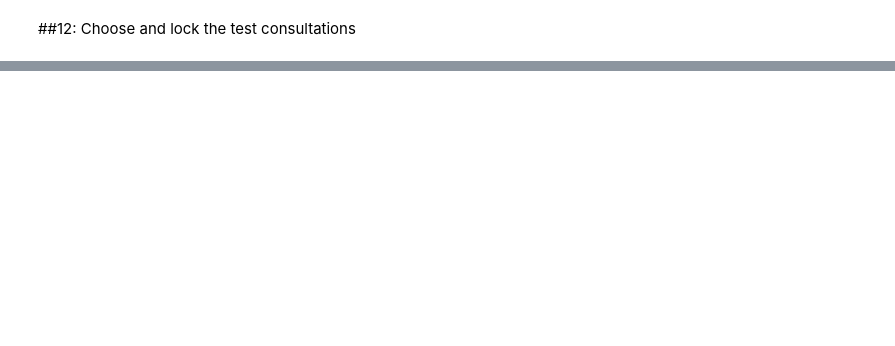
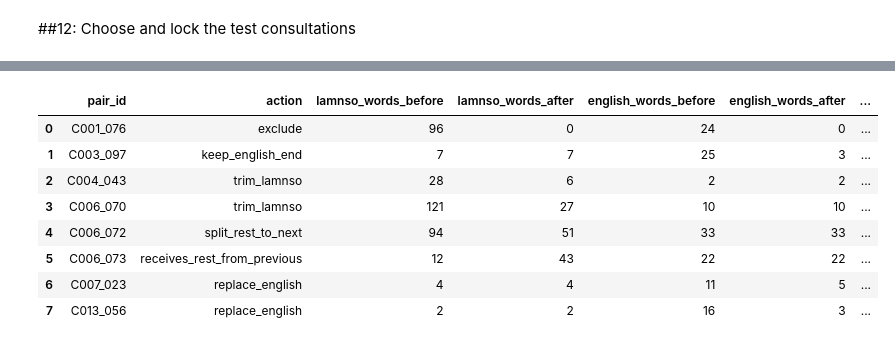
Before and after one commit to MarilynMaika/Lamhealth-ST, a Jupyter notebook: 01_prepare_data.ipynb, the cells around one changed output, grey strips where cells are left out. Saved outputs shown, nothing was run; the diff lists cells and outputs as text; code cells hidden in the pictures; blank space fills up the shorter version.

Commit message:
Notebook 01: data v2 alignment fixes”

```diff
--- a/01_prepare_data.ipynb
+++ b/01_prepare_data.ipynb
@@ -518,0 +504,20 @@ Split locked and fingerprinted.
+# %%
+ALIGN_FIXES = {
+    "C001_076": {"action": "exclude",   # or "merge_with_dropped_next" if the Lamnso covers 076 + 077
+                 "reason": "Lamnso much longer than the English; appears to include the untranslated C001_077"},
+    "C003_097": {"action": "keep_english_end", "keep": "Do you understand?",
+                 "reason": "Lamnso translates only the final question; the earlier English was never translated"},
+    "C004_043": {"action": "trim_lamnso", "keep": "Aày Kitú ki yò’ bum mo.",
+                 "reason": "Only the first sentence matches the English; the rest is extra"},
+    "C006_070": {"action": "trim_lamnso",
+                 "keep": "É bo kishiíy ké lán ki wáa gheén, à kér kifá kímó’kí ke wò-oò yiìn ne e fí’ kiiy rúrú ji à sà dzə̀ e bvəme á?",
+                 "reason": "Cell also contained a copy of C006_072's translation; kept the first sentence, which matches the English"},
+    "C006_072": {"action": "split_rest_to_next",
+                 "keep": "Réŋ. Dze kinyo ke juŋ ki. Fo vinyo ve wòsò ferin fen, kí din jii nyar ye a yu e wo sar bvə̀me ki lòvsín wùn à bvəm ye à boŋené. Yiibèy a kifá ke kí tonri wò e njà shishùr kí din jii a kér yàsí e wò dzəə̀ mejiiyi.",
+                 "reason": "Cell held this turn's translation plus most of C006_073's; rest moved to C006_073"},
+    "C007_023": {"action": "replace_english", "english": "There hasn't been any change.",
+                 "reason": "Original English said more than the Lamnso; English rewritten by the researcher to match the Lamnso"},
+    "C013_056": {"action": "replace_english", "english": "Thank you, Doctor.",
+                 "reason": "Original English said more than the Lamnso; English rewritten by the researcher to match the Lamnso"},
+}
+print(len(ALIGN_FIXES), "fixes recorded")
@@ -518,0 +526,61 @@ Split locked and fingerprinted.
+# %%
+nfc = lambda s: unicodedata.normalize("NFC", s).strip()
+v2 = v1.set_index("pair_id").copy()
+before = v2[["lamnso", "english"]].copy()
+excluded = []
+
+def next_id(pid):
+    cid, n = pid.split("_")
+    return f"{cid}_{int(n) + 1:03d}"
+
+for pid, fx in ALIGN_FIXES.items():
+    act = fx["action"]
+    lam, eng = v2.at[pid, "lamnso"], v2.at[pid, "english"]
+    if act == "trim_lamnso":
+        keep = nfc(fx["keep"])
+        assert lam.startswith(keep), f"{pid}: Lamnso does not start with the 'keep' text"
+        v2.at[pid, "lamnso"] = keep
+    elif act == "split_rest_to_next":
+        keep, nxt = nfc(fx["keep"]), next_id(pid)
+        assert lam.startswith(keep), f"{pid}: Lamnso does not start with the 'keep' text"
+        rest = lam[len(keep):].strip()
+        assert rest.endswith(v2.at[nxt, "lamnso"]), f"{pid}: the rest does not end with {nxt}'s current Lamnso"
+        v2.at[pid, "lamnso"], v2.at[nxt, "lamnso"] = keep, rest
+    elif act == "keep_english_end":
+        keep = nfc(fx["keep"])
+        assert eng.endswith(keep), f"{pid}: English does not end with the 'keep' text"
+        v2.at[pid, "english"] = keep
+    elif act == "replace_english":
+        v2.at[pid, "english"] = nfc(fx["english"])
+    elif act == "merge_with_dropped_next":
+        inv = pd.read_csv(f"{MAN}/inventory.csv", dtype=str, keep_default_na=False).set_index("consultation_id")
+        cid, n = pid.split("_")
+        f = f"{RAW}/4_parallel/{inv.at[cid, 'parallel']}"
+        raw = pd.read_csv(f, encoding="utf-8-sig", dtype=str, keep_default_na=False) if f.endswith(".csv") \
+              else pd.read_excel(f, dtype=str, keep_default_na=False)
+        nxt_row = raw.iloc[int(n)]                      # the next row in the raw file
+        assert nfc(nxt_row["Lamnso Utterance"]) == "", f"{pid}: next raw row is not the untranslated one"
+        v2.at[pid, "english"] = eng + " " + nfc(nxt_row["English Utterance"])
+    elif act == "exclude":
+        excluded.append(pid)
+    else:
+        raise ValueError(f"{pid}: unknown action {act}")
+
+v2 = v2.drop(index=excluded).reset_index()
+
+# Log of what changed: word counts before/after, no text, so it can go to GitHub
+log = []
+for pid, fx in ALIGN_FIXES.items():
+    affected = [pid] + ([next_id(pid)] if fx["action"] == "split_rest_to_next" else [])
+    for p in affected:
+        after = v2.set_index("pair_id").loc[p] if p in set(v2["pair_id"]) else None
+        log.append({"pair_id": p, "action": fx["action"] if p == pid else "receives_rest_from_previous",
+                    "lamnso_words_before": len(before.at[p, "lamnso"].split()),
+                    "lamnso_words_after": len(after["lamnso"].split()) if after is not None else 0,
+                    "english_words_before": len(before.at[p, "english"].split()),
+                    "english_words_after": len(after["english"].split()) if after is not None else 0,
+                    "reason": fx["reason"] if p == pid else f"Completed with text moved from {pid}"})
+fix_log = pd.DataFrame(log)
+print(f"v2: {len(v2)} pairs ({len(v1) - len(v2)} excluded)")
+fix_log
+# %% [output]
@@ -518,0 +588,9 @@ Split locked and fingerprinted.
+|  | pair_id | action | lamnso_words_before | lamnso_words_after | english_words_before | english_words_after | ... |
+| 0 | C001_076 | exclude | 96 | 0 | 24 | 0 | ... |
+| 1 | C003_097 | keep_english_end | 7 | 7 | 25 | 3 | ... |
+| 2 | C004_043 | trim_lamnso | 28 | 6 | 2 | 2 | ... |
+| 3 | C006_070 | trim_lamnso | 121 | 27 | 10 | 10 | ... |
+| 4 | C006_072 | split_rest_to_next | 94 | 51 | 33 | 33 | ... |
+| 5 | C006_073 | receives_rest_from_previous | 12 | 43 | 22 | 22 | ... |
+| 6 | C007_023 | replace_english | 4 | 4 | 11 | 5 | ... |
+| 7 | C013_056 | replace_english | 2 | 2 | 16 | 3 | ... |
```
Also changed, not shown: parts of 9 cells of this notebook.
